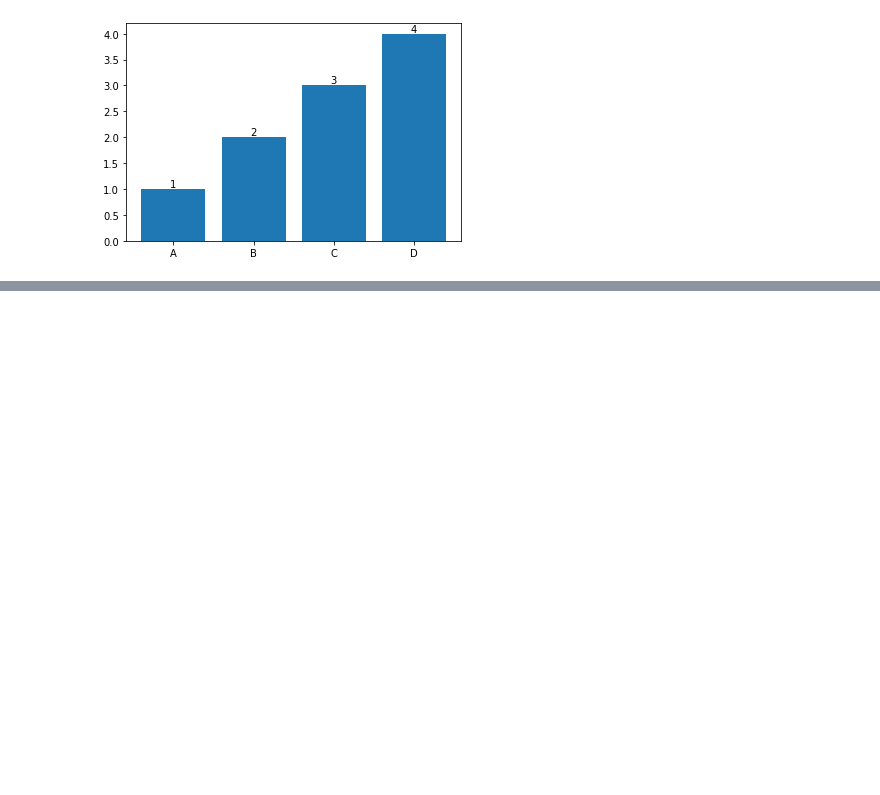
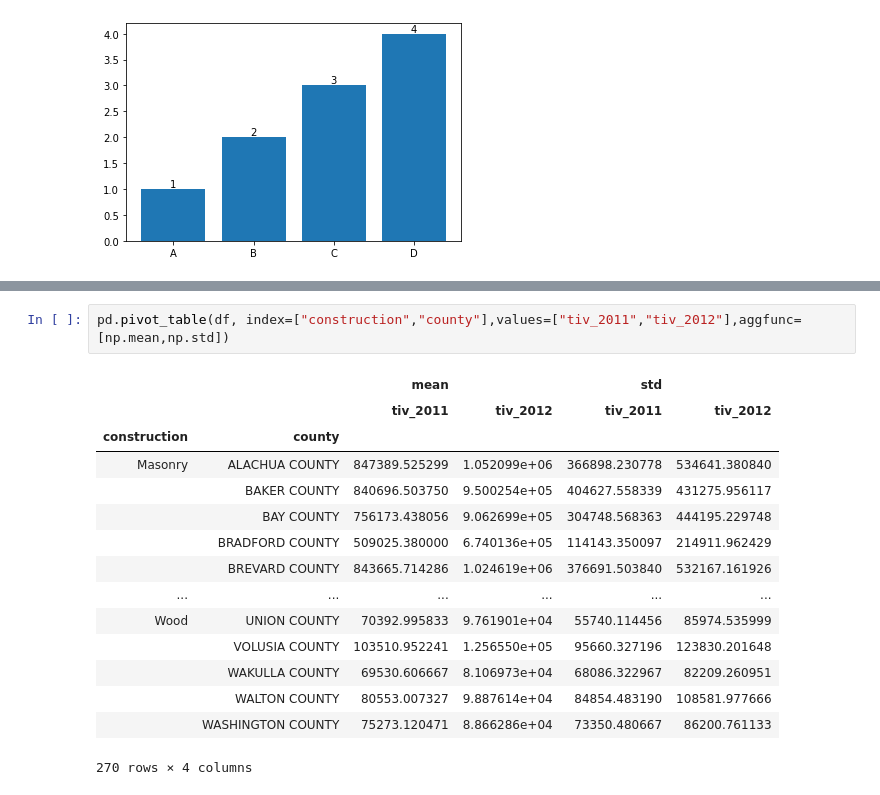
Before and after one commit to Deepak-Marichi/python-101, a Jupyter notebook: Python-for-Data-Science/Python-for-Data-Science.ipynb, the cells around one changed output, grey strips where cells are left out. Cells and saved outputs as stored; diff of their text form; blank space fills up the shorter version.

```diff
--- a/Python-for-Data-Science/Python-for-Data-Science.ipynb
+++ b/Python-for-Data-Science/Python-for-Data-Science.ipynb
@@ -839,0 +933,18 @@ for index, value in enumerate(l2):
+# %%
+pd.pivot_table(df, index=["construction","county"],values=["tiv_2011","tiv_2012"],aggfunc=[np.mean,np.std])
+# %% [output]
+|  |  | mean |  | std |  |
+|  |  | tiv_2011 | tiv_2012 | tiv_2011 | tiv_2012 |
+| construction | county |  |  |  |  |
+| Masonry | ALACHUA COUNTY | 847389.525299 | 1.052099e+06 | 366898.230778 | 534641.380840 |
+|  | BAKER COUNTY | 840696.503750 | 9.500254e+05 | 404627.558339 | 431275.956117 |
+|  | BAY COUNTY | 756173.438056 | 9.062699e+05 | 304748.568363 | 444195.229748 |
+|  | BRADFORD COUNTY | 509025.380000 | 6.740136e+05 | 114143.350097 | 214911.962429 |
+|  | BREVARD COUNTY | 843665.714286 | 1.024619e+06 | 376691.503840 | 532167.161926 |
+| ... | ... | ... | ... | ... | ... |
+| Wood | UNION COUNTY | 70392.995833 | 9.761901e+04 | 55740.114456 | 85974.535999 |
+|  | VOLUSIA COUNTY | 103510.952241 | 1.256550e+05 | 95660.327196 | 123830.201648 |
+|  | WAKULLA COUNTY | 69530.606667 | 8.106973e+04 | 68086.322967 | 82209.260951 |
+|  | WALTON COUNTY | 80553.007327 | 9.887614e+04 | 84854.483190 | 108581.977666 |
+|  | WASHINGTON COUNTY | 75273.120471 | 8.866286e+04 | 73350.480667 | 86200.761133 |
+270 rows × 4 columns
```
Also changed, not shown: parts of 7 cells of this notebook.
